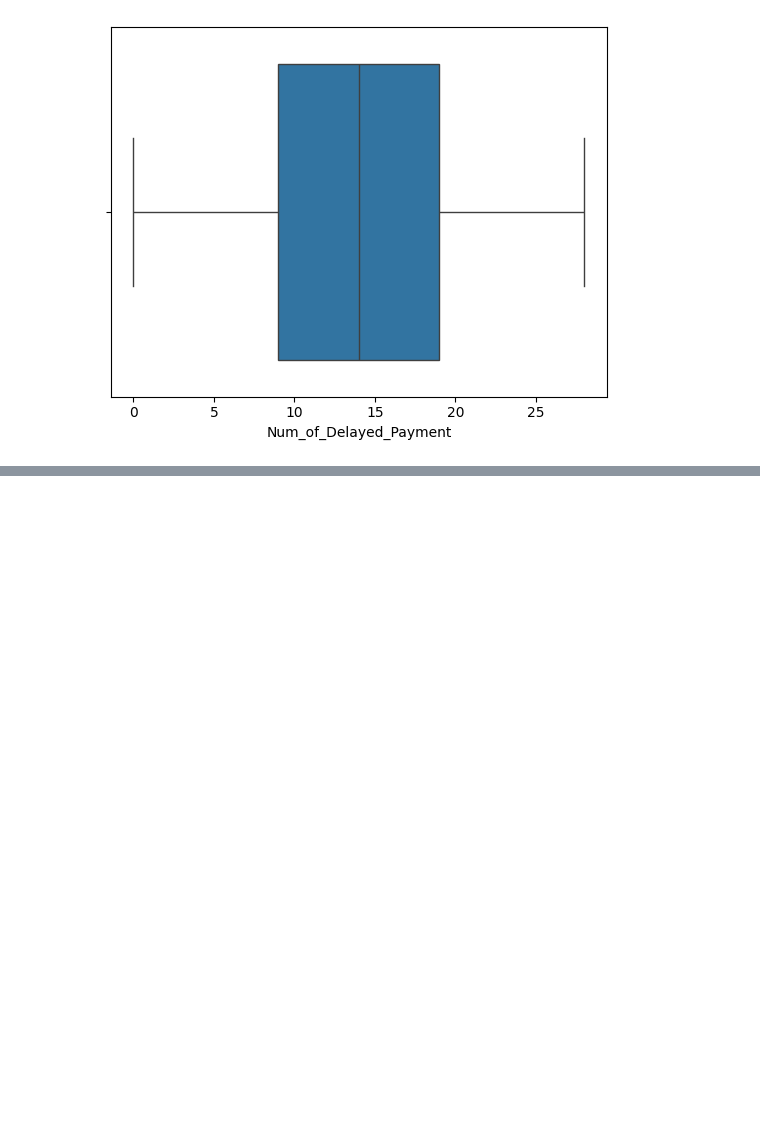
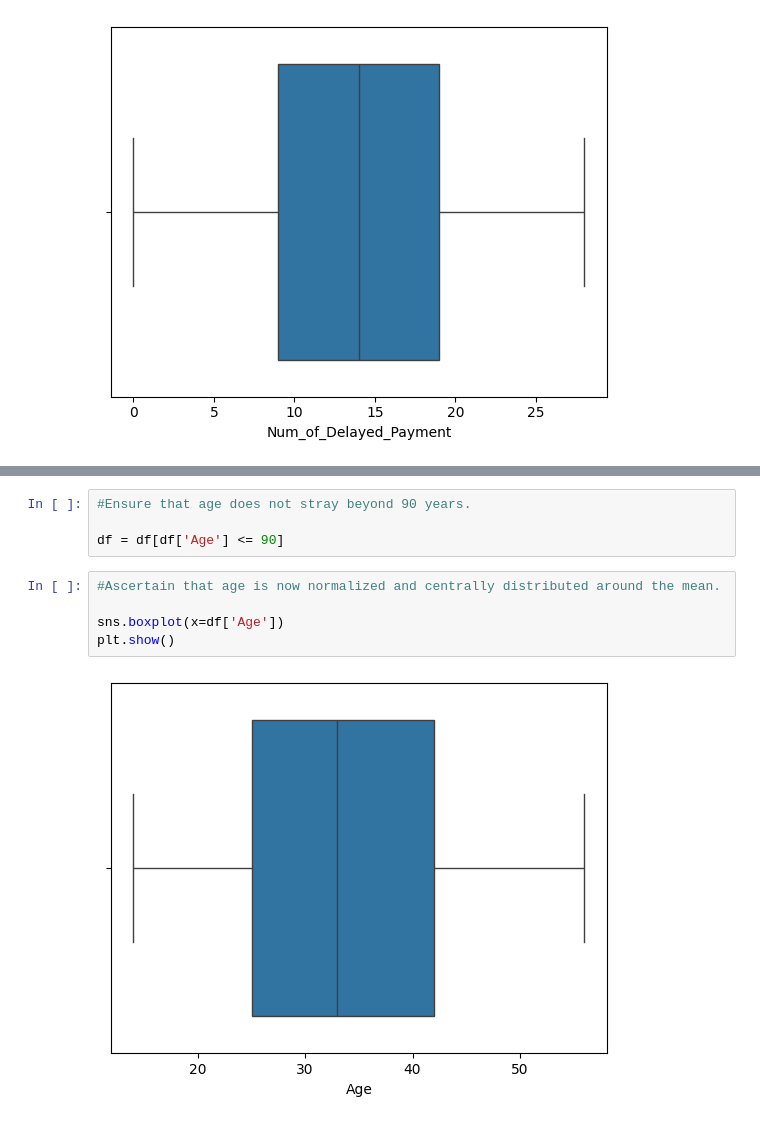
Before and after one commit to wessware/Credit_Risk_Analysis, a Jupyter notebook: credit_score_1.ipynb, the cells around one changed output, grey strips where cells are left out. Cells and saved outputs as stored; diff of their text form; blank space fills up the shorter version.

```diff
--- a/credit_score_1.ipynb
+++ b/credit_score_1.ipynb
@@ -542,0 +562,11 @@ plt.show()
+# %%
+#Ensure that age does not stray beyond 90 years.
+
+df = df[df['Age'] <= 90]
+# %%
+#Ascertain that age is now normalized and centrally distributed around the mean.
+
+sns.boxplot(x=df['Age'])
+plt.show()
+# %% [output]
+[figure, added]
```
Also changed, not shown: parts of 5 cells of this notebook.
